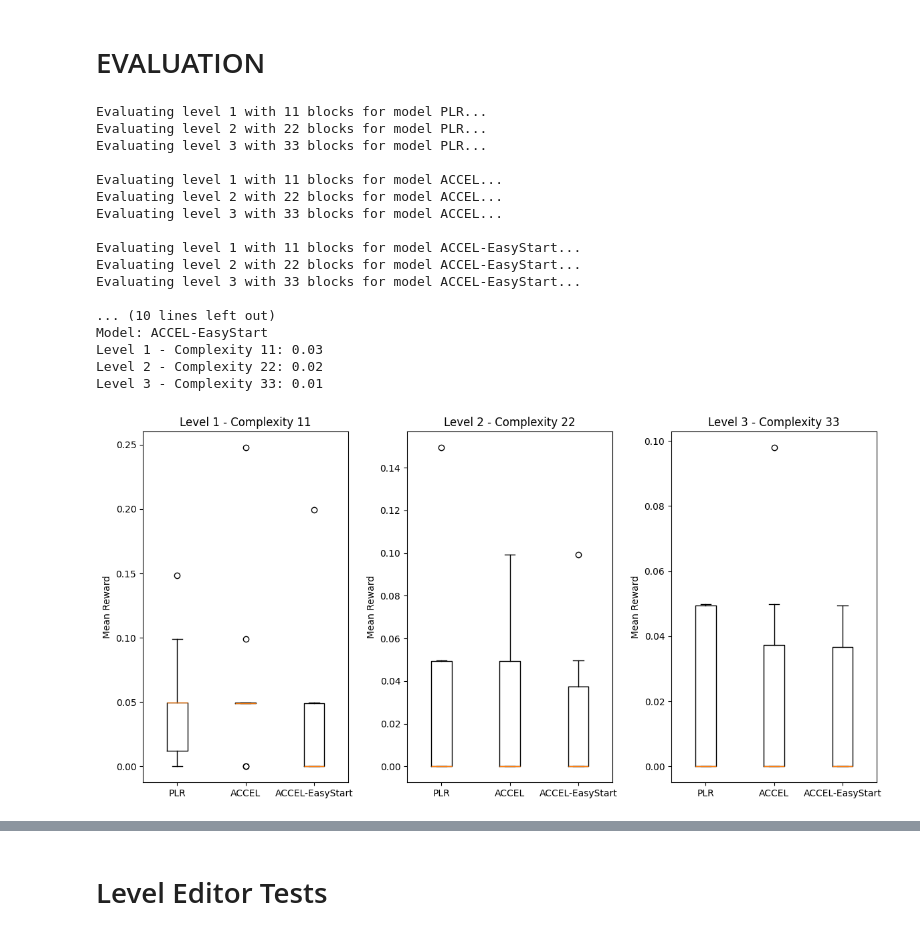
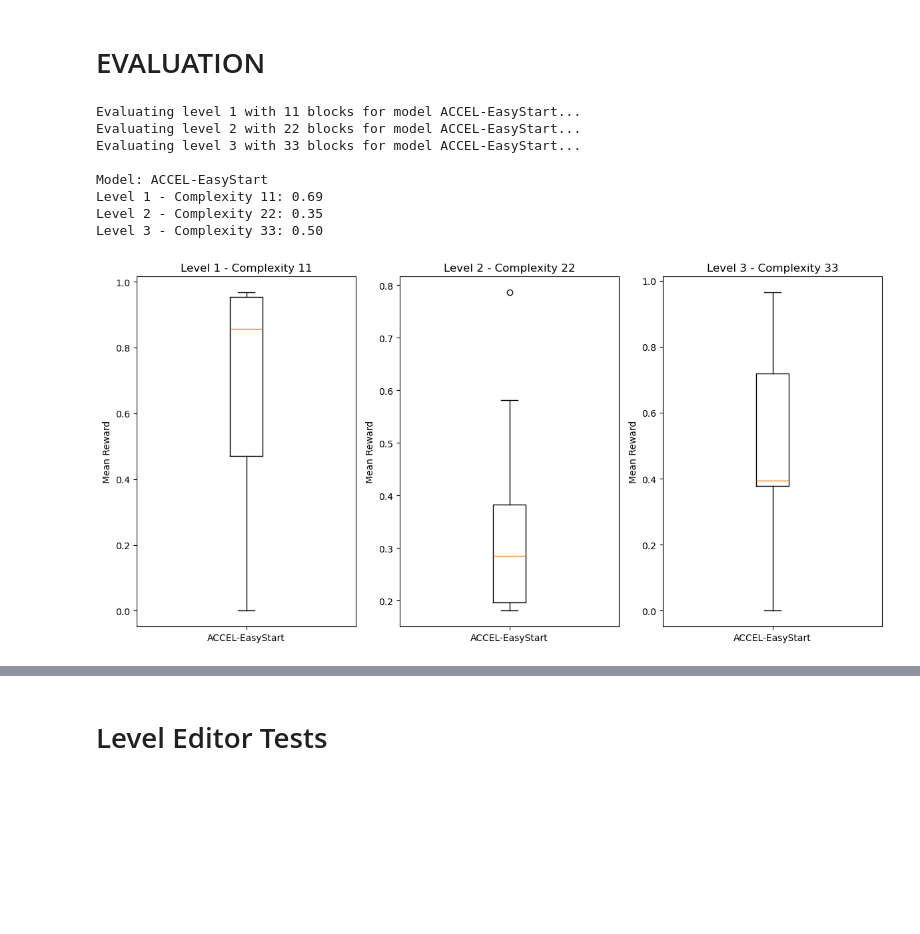
Before and after one commit to noostale/accel-adaptive-rl-env-curricula, a Jupyter notebook: accel.ipynb, the cells around one changed output, grey strips where cells are left out. Saved outputs shown, nothing was run; the diff lists cells and outputs as text; code cells hidden in the pictures; blank space fills up the shorter version.

```diff
--- a/accel.ipynb
+++ b/accel.ipynb
@@ -512,17 +438,17 @@ Using device: cpu
 # %%
 # use pprun to profile and list by cumulative time
 config = {
-        "grid_size": 11,
+        "grid_size": 5,
 
-        "total_iterations": 100,
-        "train_steps": 1000,
+        "total_iterations": 1000,
+        "train_steps": 500,
 
-        "replay_prob": 0.7,            # Probability of replaying a level and editing it vs. generating a new one
-        "level_buffer_size": 64,       # Maximum number of levels to store in the buffer
-        "initial_fill_size": 4,        # Number of levels to pre-fill the buffer with
-        "regret_threshold": 0.05,      # Minimum regret threshold to consider a level for the buffer
+        "replay_prob": 0.8,            # Probability of replaying a level and editing it vs. generating a new one
+        "level_buffer_size": 128,       # Maximum number of levels to store in the buffer
+        "initial_fill_size": 64,       # Number of levels to pre-fill the buffer with
+        "regret_threshold": 0.00,      # Minimum regret threshold to consider a level for the buffer
 
-        "n_envs": 4,                   # Number of parallel environments to use for training
+        "n_envs": 1,                   # Number of parallel environments to use for training
 
         "edit_levels": True,           # Whether to edit levels during training i.e. ACCEL or PLR
         "easy_start": True,            # Whether to fill the buffer with easy levels first i.e. minimum number of blocks
@@ -532,10 +458,13 @@ config = {
 
 
 
-config["edit_levels"] = False
+'''config["edit_levels"] = False
 config["easy_start"] = False
 print(f"Running PLR with config: {config}")
 model_plr = main_accel(**config)
+
+# Save the model
+model_plr.save("plr_model")
 
 print("\n\n============================================\n\n")
 
@@ -544,11 +473,17 @@ config["easy_start"] = False
 print(f"Running ACCEL with config: {config}")
 model_accel = main_accel(**config)
 
+# Save the model
+model_accel.save("accel_model")
+
 print("\n\n============================================\n\n")
-
+'''
 
 config["edit_levels"] = True
 config["easy_start"] = True
 print(f"Running ACCEL with easy start with config: {config}")
 model_accel_easy = main_accel(**config)
+
+# Save the model
+model_accel_easy.save(f"accel_model_easy_{config['grid_size']}x{config['grid_size']}")
 # %% [output]
@@ -622,11 +507,17 @@ Top-5 easiest levels (config, regret):
 # %% [markdown]
 # EVALUATION
 # %%
+# Load the models
+model_plr = PPO.load("plr_model")
+model_accel = PPO.load("accel_model")
+model_accel_easy = PPO.load("accel_model_easy")
+
+# Inseert the models in a dictionary
 models = {'PLR': model_plr, 'ACCEL': model_accel, 'ACCEL-EasyStart': model_accel_easy}
-#models = {'ACCEL-EasyStart': model_accel_easy}
+models = {'ACCEL-EasyStart': model_accel_easy}
+
+# Generate n levels difficulties with increasing complexity, for each level generate m configs
 difficulties = 3
-# Generate n levels difficulties with increasing complexity, for each level generate m configs
-
 config["grid_size"] = 11
 
 levels = []
@@ -647,48 +538,39 @@ for model_name, model in models.items():
         r = []
         for j, cfg in enumerate(level):
             # Create vectorized environment
             env = create_vectorized_env(cfg, n_envs=4)
-            mean_reward, _ = evaluate_policy(model, env, n_eval_episodes=20, deterministic=True)
+            mean_reward, _ = evaluate_policy(model, env, n_eval_episodes=5, deterministic=True)
             r.append(mean_reward)
         results[model_name].append(r)
     print()
 
 # Print mean rewards for each level
 for model_name in models.keys():
     print(f"Model: {model_name}")
     for i, level in enumerate(levels):
         print(f"Level {i + 1} - Complexity {config['grid_size']*(i+1)}: {np.mean(results[model_name][i]):.2f}")
     print()
 
 # Boxplot of results, a plot for each level complexity comparing models
 plt.figure(figsize=(12, 6))
 for i, level in enumerate(levels):
     plt.subplot(1, difficulties, i + 1)
     plt.boxplot([results[model_name][i] for model_name in models.keys()])
-    plt.xticks([1, 2, 3], [model_name for model_name in models.keys()])
+    plt.xticks([1], [model_name for model_name in models.keys()])
     plt.title(f"Level {i + 1} - Complexity {config['grid_size']*(i+1)}")
     plt.ylabel("Mean Reward")
 plt.tight_layout()
 plt.show()
 # %% [output]
-Evaluating level 1 with 11 blocks for model PLR...
-Evaluating level 2 with 22 blocks for model PLR...
-Evaluating level 3 with 33 blocks for model PLR...
-
-Evaluating level 1 with 11 blocks for model ACCEL...
-Evaluating level 2 with 22 blocks for model ACCEL...
-Evaluating level 3 with 33 blocks for model ACCEL...
-
 Evaluating level 1 with 11 blocks for model ACCEL-EasyStart...
 Evaluating level 2 with 22 blocks for model ACCEL-EasyStart...
 Evaluating level 3 with 33 blocks for model ACCEL-EasyStart...
 
-... (10 lines left out)
 Model: ACCEL-EasyStart
-Level 1 - Complexity 11: 0.03
-Level 2 - Complexity 22: 0.02
-Level 3 - Complexity 33: 0.01
+Level 1 - Complexity 11: 0.69
+Level 2 - Complexity 22: 0.35
+Level 3 - Complexity 33: 0.50
-[figure, old version]
+[figure, new version]
 # %%
 def test_model(model, config):
     env = MyCustomGrid(config, render_mode='human')
```
Also changed, not shown: parts of 4 cells of this notebook, 3 other files.
